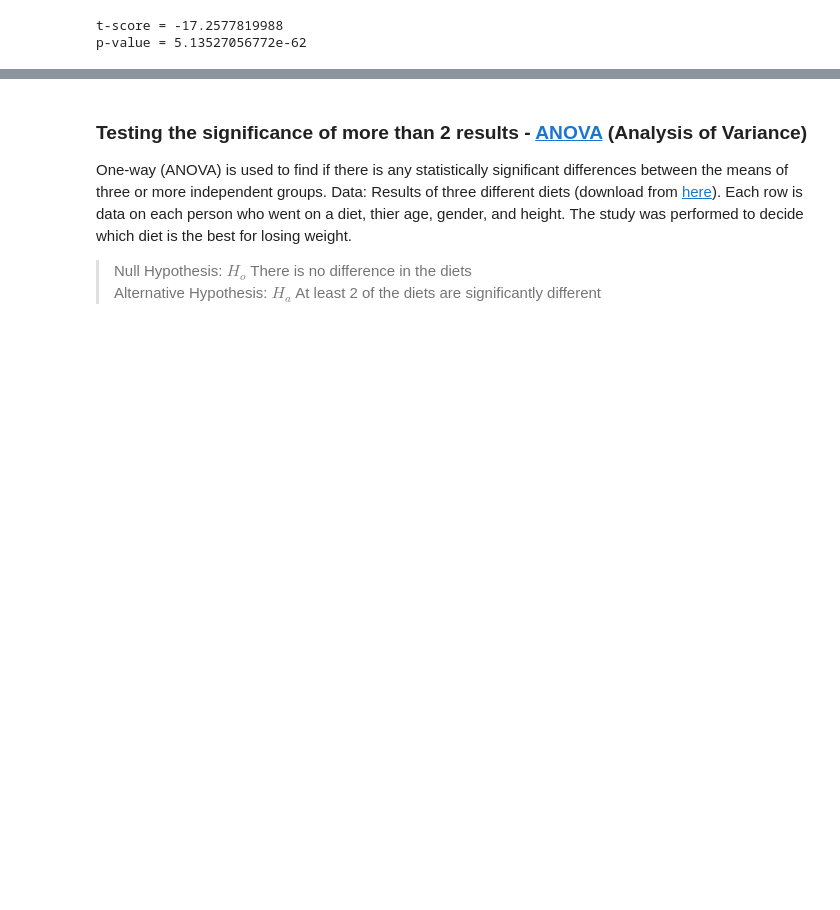
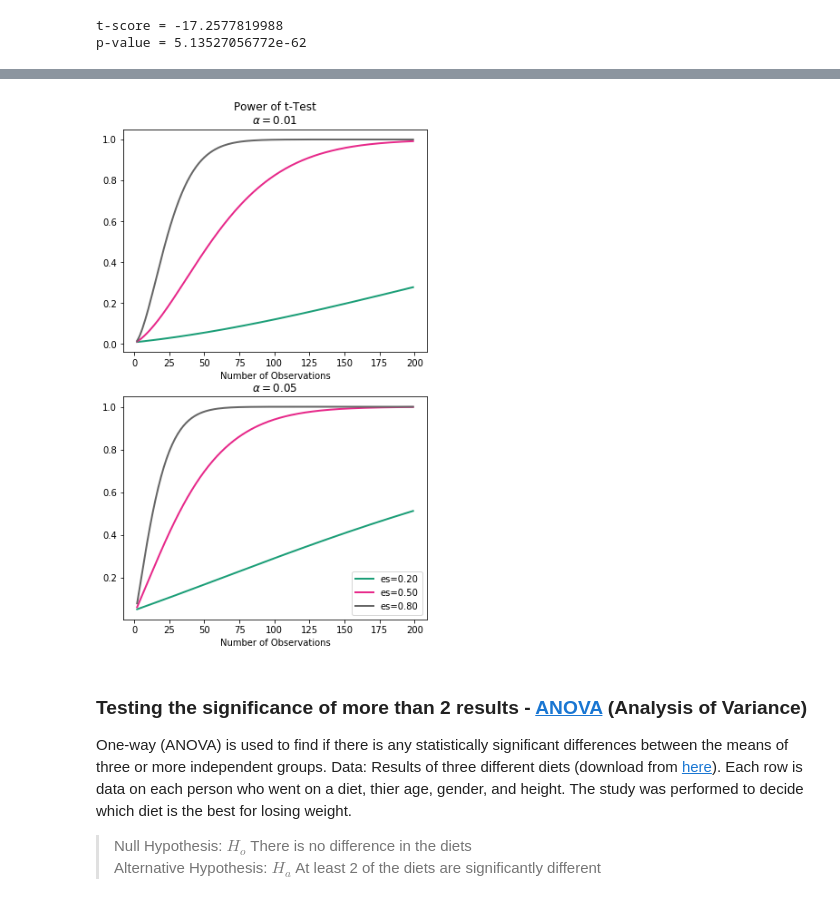
Before and after one commit to DataSciencePros/datascicon.tech, a Jupyter notebook: Statistical Testing.ipynb, the cells around one changed output, grey strips where cells are left out. Drawn from its saved outputs; the diff is of its cells as text; code cells hidden in the pictures; blank space fills up the shorter version.

Commit message:
minor mods, power test

```diff
--- a/Statistical Testing.ipynb
+++ b/Statistical Testing.ipynb
@@ -178,3 +200,23 @@ type 2 error (Failing to reject null hypothesis when it is false). Also called f
+# %%
+# power vs. number of observations
+
+fig = plt.figure()
+ax = fig.add_subplot(2,1,1)
+fig = TTestIndPower().plot_power(dep_var='nobs',
+                                 nobs= np.arange(2, 200),
+                                 effect_size=np.array([0.2, 0.5, 0.8]),
+                                 alpha=0.01,
+                                 ax=ax, title='Power of t-Test' + '\n' + r'$\alpha = 0.01$')
+ax.get_legend().remove()
+ax = fig.add_subplot(2,1,2)
+fig = TTestIndPower().plot_power(dep_var='nobs',
+                                 nobs= np.arange(2, 200),
+                                 effect_size=np.array([0.2, 0.5, 0.8]),
+                                 alpha=0.05,
+                                 ax=ax, title=r'$\alpha = 0.05$')
+fig.subplots_adjust(top = 2)
+# %% [output]
+[figure, added]
 # %% [markdown]
 ### Testing the significance of more than 2 results - [ANOVA](https://en.wikipedia.org/wiki/Analysis_of_variance) (Analysis of Variance)
 One-way (ANOVA) is used to find if there is any statistically significant differences between the means of three or more independent groups.
```
Also changed, not shown: parts of 10 cells of this notebook.
